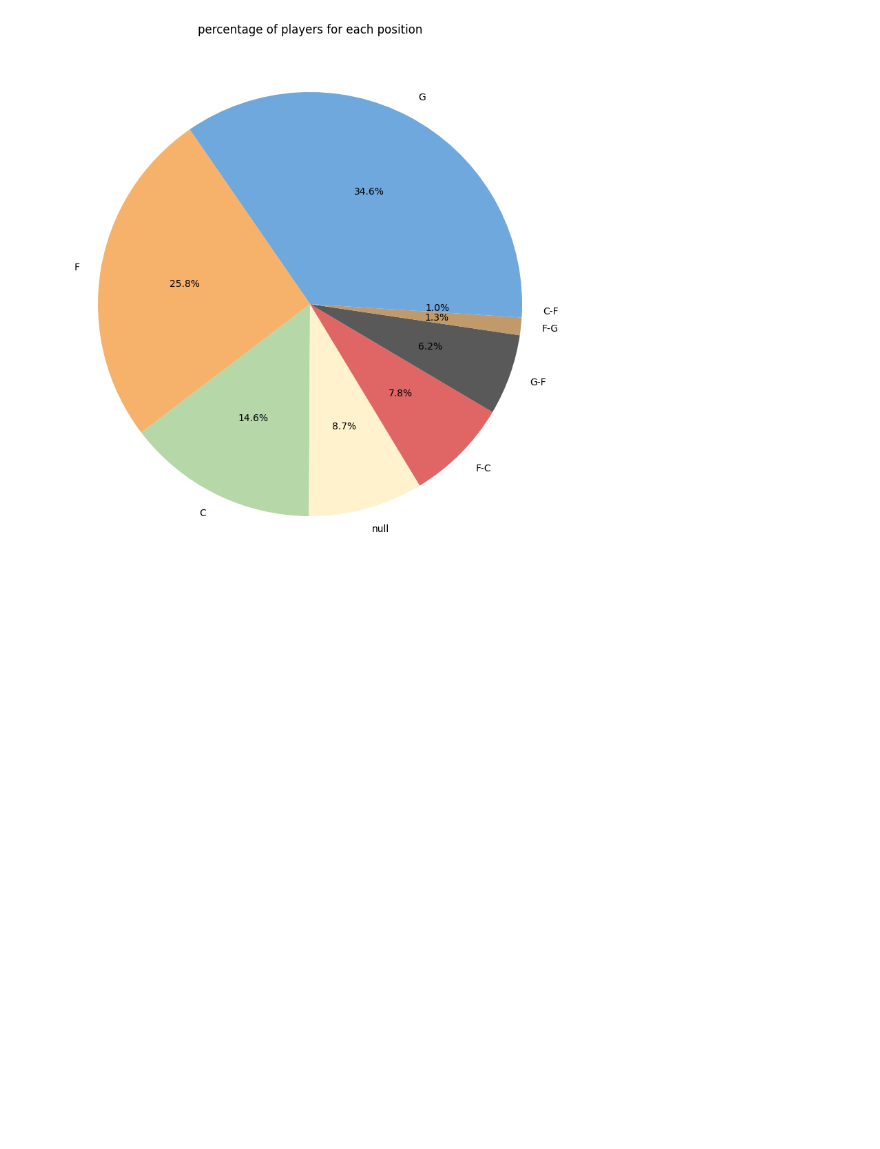
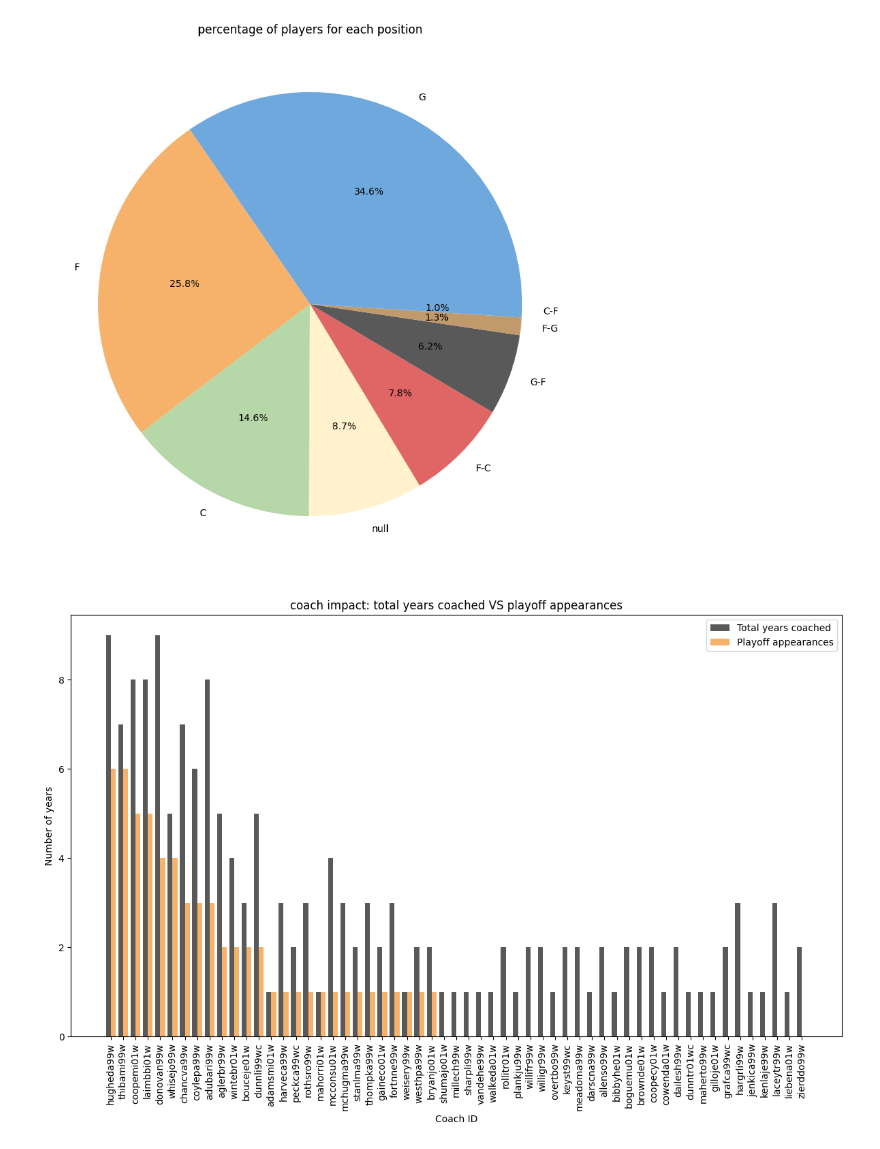
Before and after one commit to marisaazevedo/WNBA_playoffs_qualification_Predictor, a Jupyter notebook: data_exploration.ipynb, the cells around one changed output. Cells and saved outputs as stored; diff of their text form; code cells hidden in the pictures; blank space fills up the shorter version.

```diff
--- a/data_exploration.ipynb
+++ b/data_exploration.ipynb
@@ -109,3 +144,36 @@ plt.ylabel('')
 plt.show()
 # %% [output]
 [figure]
+# %%
+coaches_df = pd.read_csv(os.path.join(data_folder, 'coaches.csv'))
+
+coaches_df['playoff'] = coaches_df.apply(lambda row: 1 if row['post_wins'] > 0 and row['post_losses'] > 0 else 0, axis=1)
+
+coach_stats = coaches_df.groupby('coachID').agg(
+    playoff_appearances=('playoff', 'sum'),
+    total_years_coached=('year', 'count')
+).sort_values(by='playoff_appearances', ascending=False)
+
+x = np.arange(len(coach_stats))
+width = 0.4
+
+fig, ax = plt.subplots(figsize=(18, 8))
+
+# Plot the total years coached
+ax.bar(x - width/2, coach_stats['total_years_coached'], width, color='#595959', label='Total years coached')
+
+# Plot the playoff appearances
+ax.bar(x + width/2, coach_stats['playoff_appearances'], width, color='#f6b26a', label='Playoff appearances')
+
+# Add titles, labels, and legend
+ax.set_title('coach impact: total years coached VS playoff appearances')
+ax.set_xlabel('Coach ID')
+ax.set_ylabel('Number of years')
+ax.set_xticks(x)
+ax.set_xticklabels(coach_stats.index, rotation=90)  # Rotate labels for better readability
+ax.legend()
+
+plt.tight_layout()
+plt.show()
+# %% [output]
+[figure, added]
```
Also changed, not shown: parts of 5 cells of this notebook.
